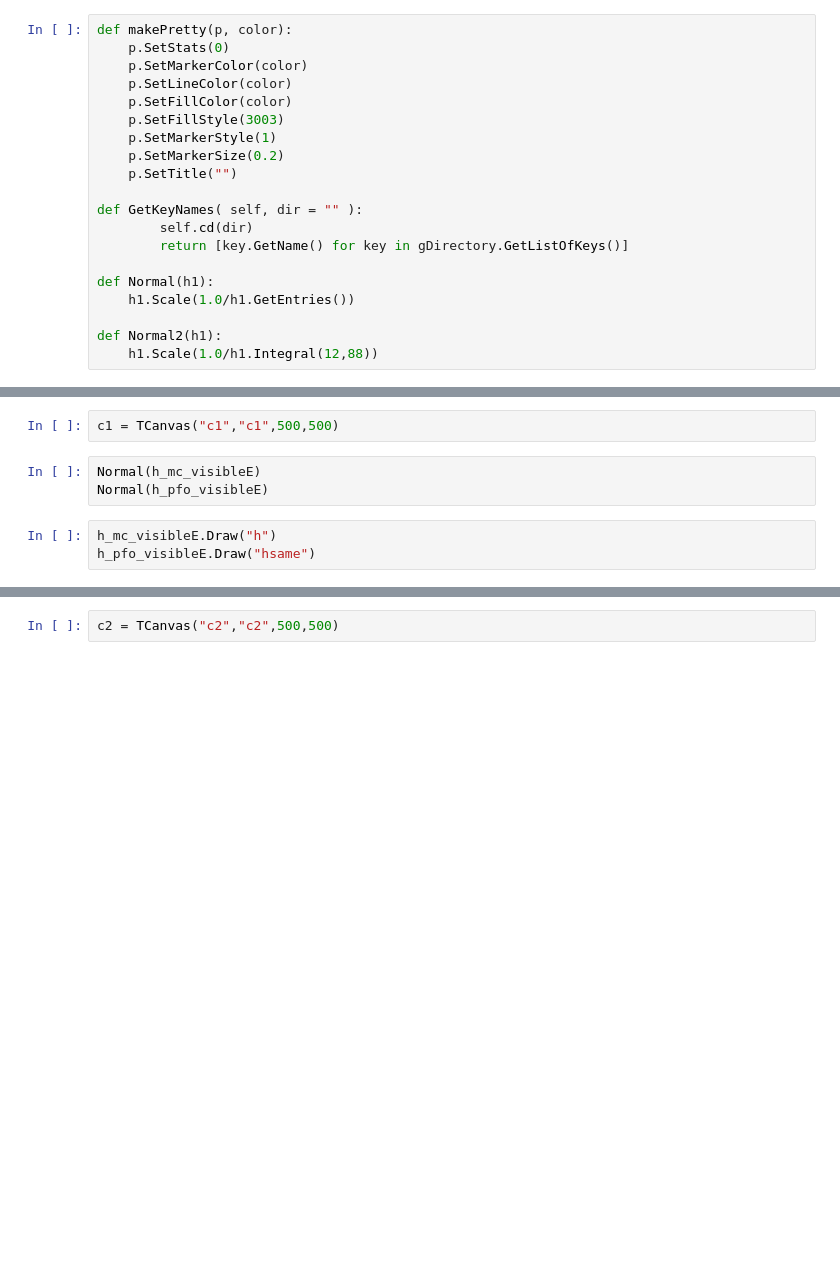
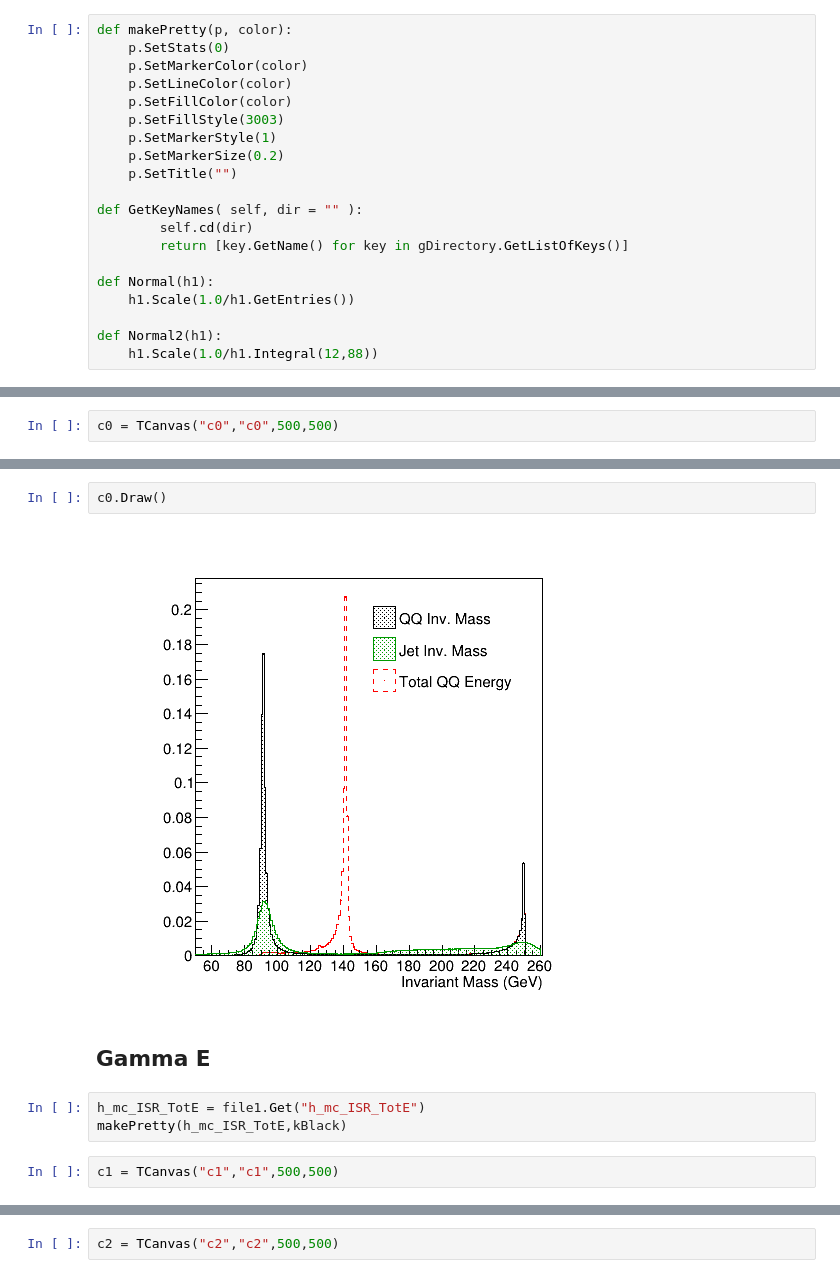
Before and after one commit to yuichiok/VertexMacro, a Jupyter notebook: QQbar250/jupyter/ssbar/PreSelection/PreSelection.ipynb, the cells around one changed output, grey strips where cells are left out. Saved outputs shown, nothing was run; the diff lists cells and outputs as text; blank space fills up the shorter version.

Commit message:
plot ISR related hists

```diff
--- a/QQbar250/jupyter/ssbar/PreSelection/PreSelection.ipynb
+++ b/QQbar250/jupyter/ssbar/PreSelection/PreSelection.ipynb
@@ -56,0 +67,2 @@ makePretty(h_pfo_Jetsep,kBlue)
+# %%
+c0 = TCanvas("c0","c0",500,500)
@@ -57,8 +85,11 @@ makePretty(h_pfo_Jetsep,kBlue)
+# %%
+c0.Draw()
+# %% [output]
+[figure, added]
+# %% [markdown]
+## Gamma E
+# %%
+h_mc_ISR_TotE = file1.Get("h_mc_ISR_TotE")
+makePretty(h_mc_ISR_TotE,kBlack)
 # %%
 c1 = TCanvas("c1","c1",500,500)
-# %%
-Normal(h_mc_visibleE)
-Normal(h_pfo_visibleE)
-# %%
-h_mc_visibleE.Draw("h")
-h_pfo_visibleE.Draw("hsame")
```
Also changed, not shown: parts of 32 cells of this notebook.
